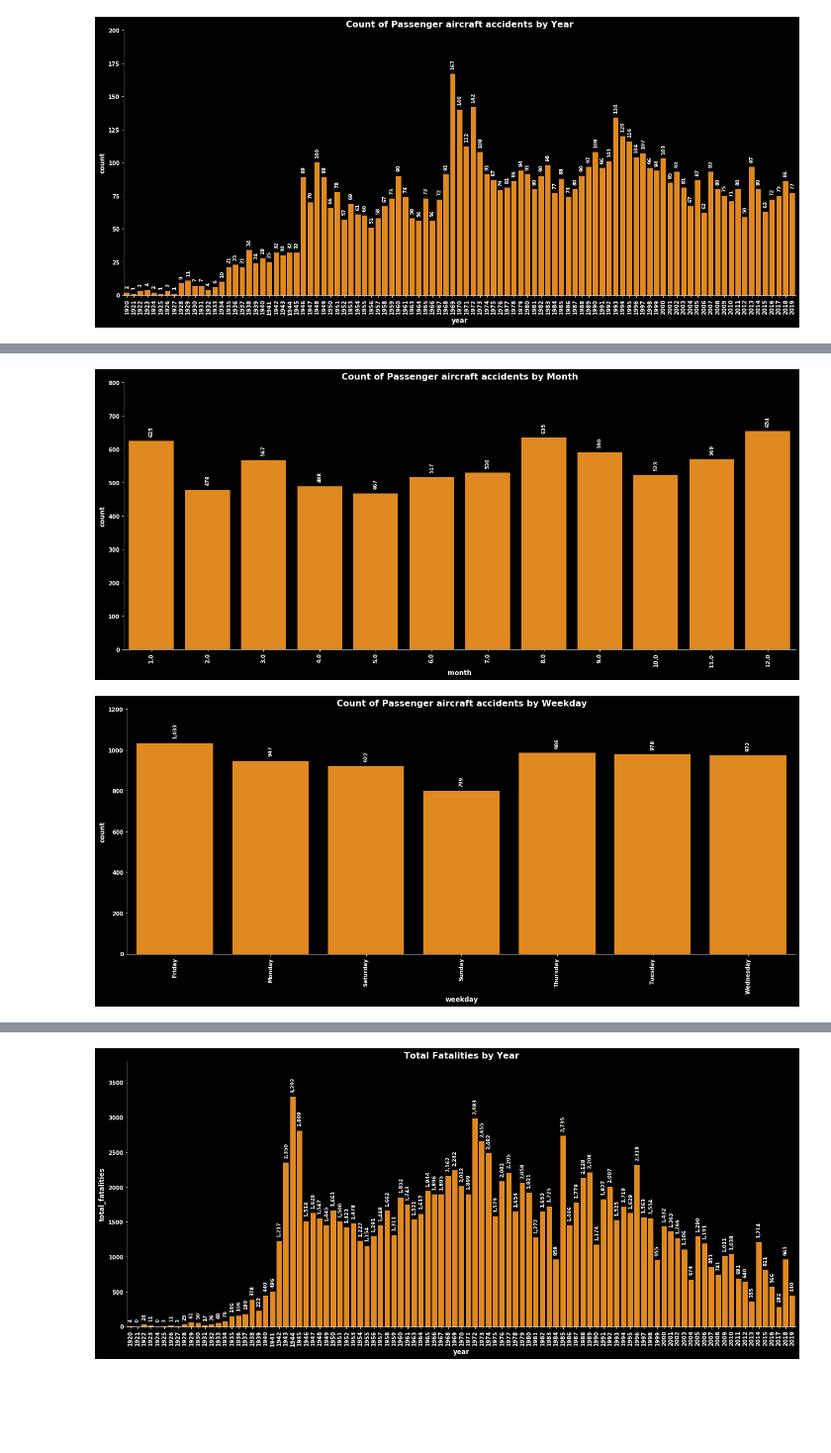
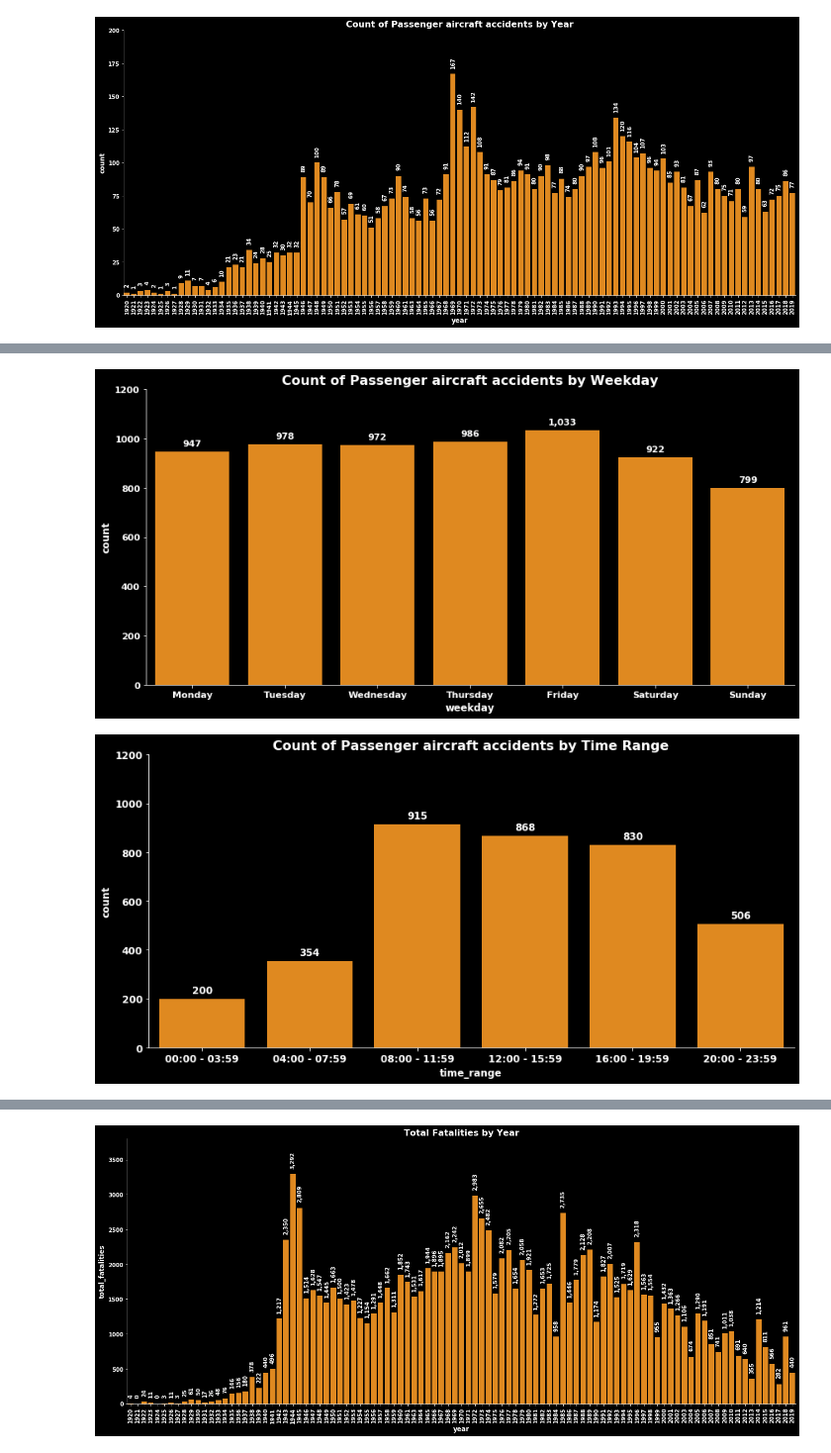
Before and after one commit to razmikmelikbekyan/AircraftAccidentsAnalysis, a Jupyter notebook: accidents_analysis/AccidentsAnalysis.ipynb, the cells around one changed output, grey strips where cells are left out. Shown at 99% size. Saved outputs shown, nothing was run; the diff lists cells and outputs as text; code cells hidden in the pictures; blank space fills up the shorter version.

```diff
--- a/accidents_analysis/AccidentsAnalysis.ipynb
+++ b/accidents_analysis/AccidentsAnalysis.ipynb
@@ -116,3 +113,6 @@ No correction
+# %%
+cats = ['Monday', 'Tuesday', 'Wednesday', 'Thursday', 'Friday', 'Saturday', 'Sunday']
+df['weekday'] = pd.Categorical(df['weekday'], categories=cats, ordered=True)
 # %%
 df['weekday'].value_counts()
 # %% [output]
@@ -357,20 +393,24 @@ plot_countplot(
 # %%
 plot_countplot(
-    df[df['nature_group'] == 'Passenger'],
-    'month',
-    figsize=(18, 8),
-    title='Count of Passenger aircraft accidents by Month',
-    ylims=(0, 800)
+    df[df['nature_group'] == 'Passenger'].sort_values(by='weekday'),
+    'weekday',
+    figsize=(12, 6),
+    title='Count of Passenger aircraft accidents by Weekday',
+    ylims=(0, 1200),
+    ticks_rotation=0,
+    ticks_fontsize=11
 )
 # %% [output]
-[figure, old version]
+[figure, new version]
 # %%
 plot_countplot(
-    df[df['nature_group'] == 'Passenger'],
-    'weekday',
-    figsize=(18, 8),
-    title='Count of Passenger aircraft accidents by Weekday',
-    ylims=(0, 1200)
+    df[df['nature_group'] == 'Passenger'].sort_values(by='time_range'),
+    'time_range',
+    figsize=(12, 6),
+    title='Count of Passenger aircraft accidents by Time Range',
+    ylims=(0, 1200),
+    ticks_rotation=0,
+    ticks_fontsize=12
 )
 # %% [output]
-[figure, old version]
+[figure, new version]
```
Also changed, not shown: parts of 14 cells of this notebook, 1 other file.
